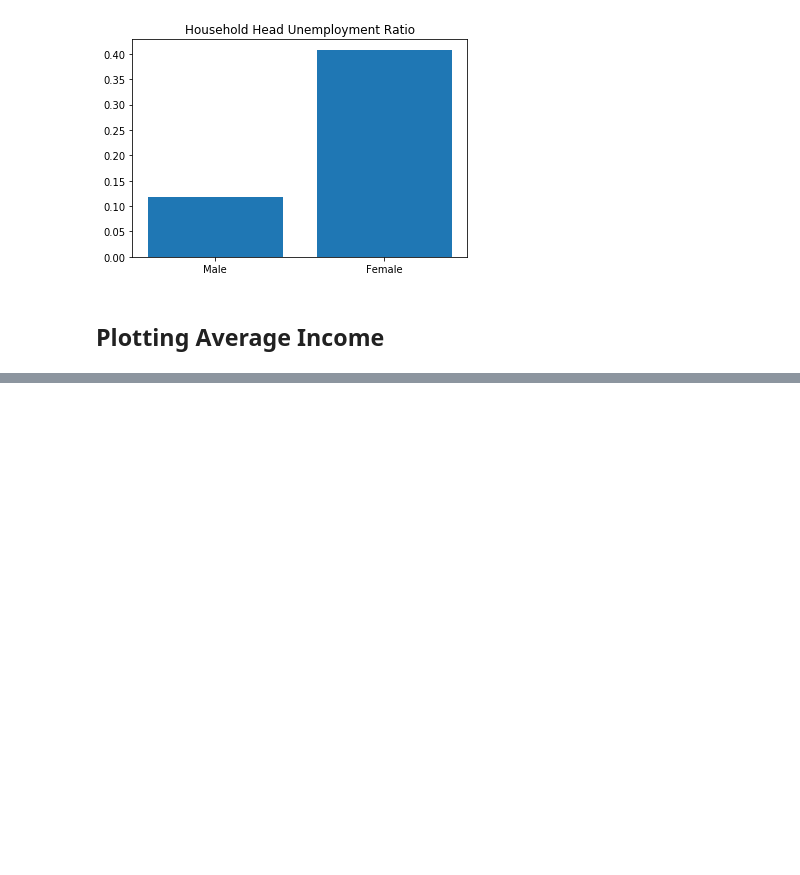
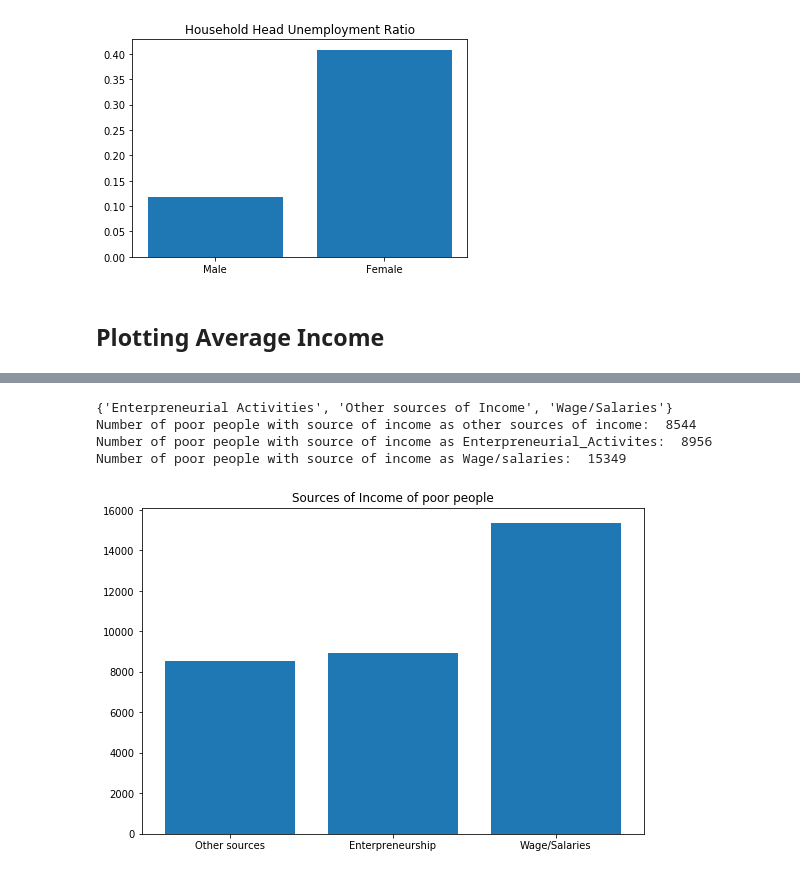
Before and after one commit to AshishShenoy/ids-project, a Jupyter notebook: ids-project.ipynb, the cells around one changed output, grey strips where cells are left out. Saved outputs shown, nothing was run; the diff lists cells and outputs as text; code cells hidden in the pictures; blank space fills up the shorter version.

```diff
--- a/ids-project.ipynb
+++ b/ids-project.ipynb
@@ -139,0 +235,36 @@ plt.show()
+# %%
+a=[]
+Other_Sources_of_Income=0
+Enterprenurial_Activites=0
+Wage_Salaries=0
+
+for i in range(len(df["Main Source of Income"])):
+    if df["Total Household Income"][i] <= median:
+        a.append(df["Main Source of Income"][i])
+#print(a)
+b=set(a)
+print(b)
+
+for i in range(len(a)):
+        if(a[i]=="Other sources of Income"):
+            Other_Sources_of_Income+=1
+        elif (a[i]=="Enterpreneurial Activities"):
+            Enterprenurial_Activites+=1
+        elif(a[i]=="Wage/Salaries"):
+            Wage_Salaries+=1
+
+print("Number of poor people with source of income as other sources of income: ",Other_Sources_of_Income)
+print("Number of poor people with source of income as Enterpreneurial_Activites: ",Enterprenurial_Activites)
+print("Number of poor people with source of income as Wage/salaries: ",Wage_Salaries)
+# %% [output]
+{'Enterpreneurial Activities', 'Other sources of Income', 'Wage/Salaries'}
+Number of poor people with source of income as other sources of income:  8544
+Number of poor people with source of income as Enterpreneurial_Activites:  8956
+Number of poor people with source of income as Wage/salaries:  15349
+# %%
+rcParams['figure.figsize'] = [9,6]
+plt.bar(["Other sources","Enterpreneurship","Wage/Salaries"], height=[Other_Sources_of_Income,Enterprenurial_Activites,Wage_Salaries])
+plt.title("Sources of Income of poor people")
+plt.show()
+# %% [output]
+[figure, added]
```
Also changed, not shown: parts of 13 cells of this notebook.
